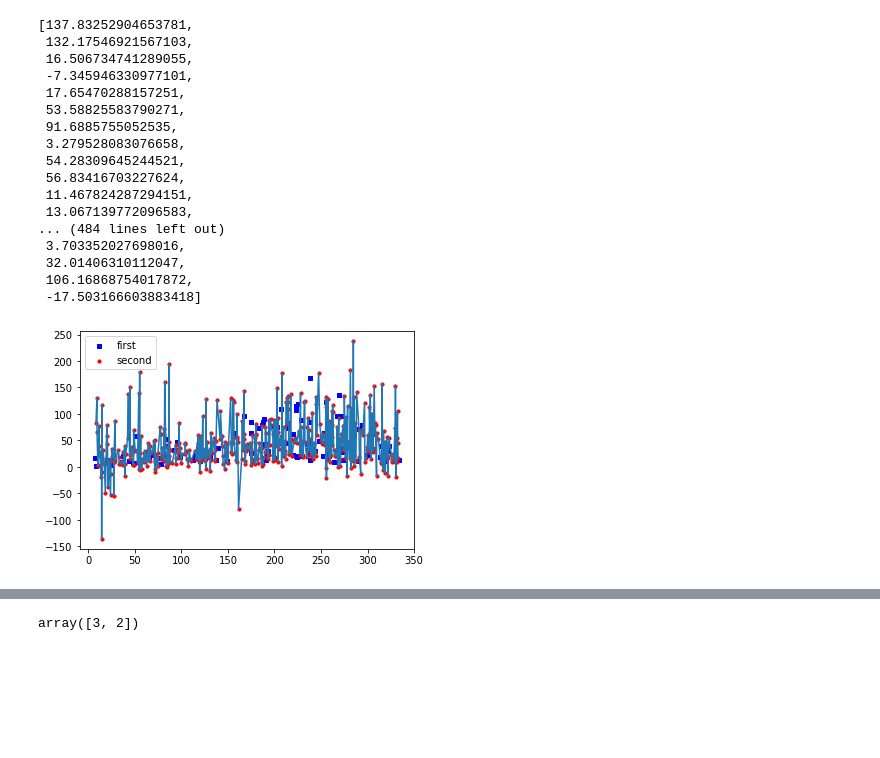
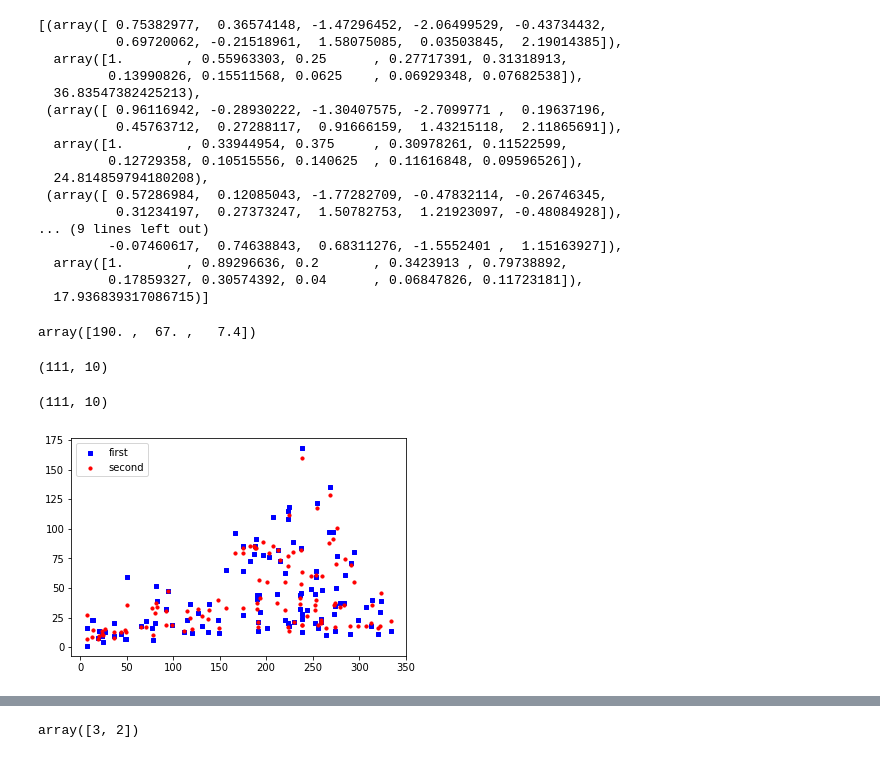
Before and after one commit to pablolp99/mn-tp3, a Jupyter notebook: notebooks/Untitled.ipynb, the cells around one changed output, grey strips where cells are left out. Saved outputs shown, nothing was run; the diff lists cells and outputs as text; code cells hidden in the pictures; blank space fills up the shorter version.

```diff
--- a/notebooks/Untitled.ipynb
+++ b/notebooks/Untitled.ipynb
@@ -21,42 +21,58 @@ a = a * (xx.max(axis=0) - xx.min(axis=0)) + xx.min(axis=0)
 # %%
 res = []
 
-for vec in a:
-    res.append(loess.estimate(vec, 5, degree=2))
+for vec in xx:
+    res.append(loess.estimate(vec, 60, degree=2))
 
-res
+res[:5]
 # %% [output]
-[137.83252904653781,
- 132.17546921567103,
- 16.506734741289055,
- -7.345946330977101,
- 17.65470288157251,
- 53.58825583790271,
- 91.6885755052535,
- 3.279528083076658,
- 54.28309645244521,
- 56.83416703227624,
- 11.467824287294151,
- 13.067139772096583,
-... (484 lines left out)
- 3.703352027698016,
- 32.01406310112047,
- 106.16868754017872,
- -17.503166603883418]
+[(array([ 0.75382977,  0.36574148, -1.47296452, -2.06499529, -0.43734432,
+          0.69720062, -0.21518961,  1.58075085,  0.03503845,  2.19014385]),
+  array([1.        , 0.55963303, 0.25      , 0.27717391, 0.31318913,
+         0.13990826, 0.15511568, 0.0625    , 0.06929348, 0.07682538]),
+  36.83547382425213),
+ (array([ 0.96116942, -0.28930222, -1.30407575, -2.7099771 ,  0.19637196,
+          0.45763712,  0.27288117,  0.91666159,  1.43215118,  2.11865691]),
+  array([1.        , 0.33944954, 0.375     , 0.30978261, 0.11522599,
+         0.12729358, 0.10515556, 0.140625  , 0.11616848, 0.09596526]),
+  24.814859794180208),
+ (array([ 0.57286984,  0.12085043, -1.77282709, -0.47832114, -0.26746345,
+          0.31234197,  0.27373247,  1.50782753,  1.21923097, -0.48084928]),
+... (9 lines left out)
+         -0.07460617,  0.74638843,  0.68311276, -1.5552401 ,  1.15163927]),
+  array([1.        , 0.89296636, 0.2       , 0.3423913 , 0.79738892,
+         0.17859327, 0.30574392, 0.04      , 0.06847826, 0.11723181]),
+  17.936839317086715)]
+# %%
+xx[0]
+# %% [output]
+array([190. ,  67. ,   7.4])
+# %%
+w = np.array([i[0] for i in res])
+xp = np.array([i[1] for i in res])
+results = np.array([i[2] for i in res])
+
+w.shape
+# %% [output]
+(111, 10)
+# %%
+xp.shape
+# %% [output]
+(111, 10)
 # %%
 fig = plt.figure()
 ax1 = fig.add_subplot(111)
 
-rad_in = a[:, 0]
-yhat = np.array(res)[np.argsort(rad_in)]
+rad_in = xx[:, 0]
+yhat = np.array(w.dot(xp.T)[:, 0])[np.argsort(rad_in)]
 
 ax1.scatter(df["radiation"].to_numpy(), yy, s=10, c='b', marker="s", label='first')
-ax1.scatter(rad_in, res, s=10, c='r', marker="o", label='second')
-ax1.plot(np.sort(rad_in), yhat)
+ax1.scatter(rad_in, results, s=10, c='r', marker="o", label='second')
+# ax1.plot(rad_in, yhat)
 plt.legend(loc='upper left');
 plt.show()
 # %% [output]
-[figure, old version]
+[figure, new version]
 # %%
 fig = plt.figure()
 ax1 = fig.add_subplot(111)
```
Also changed, not shown: parts of 4 cells of this notebook, 1 other file.
